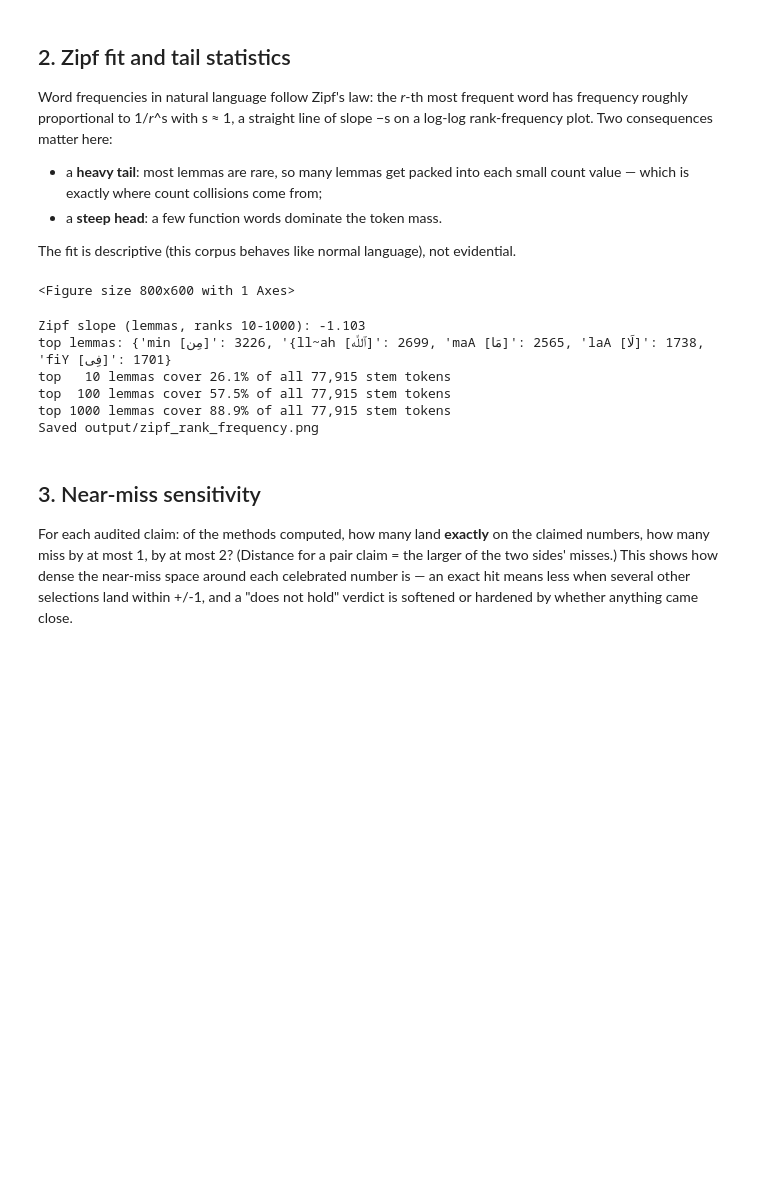
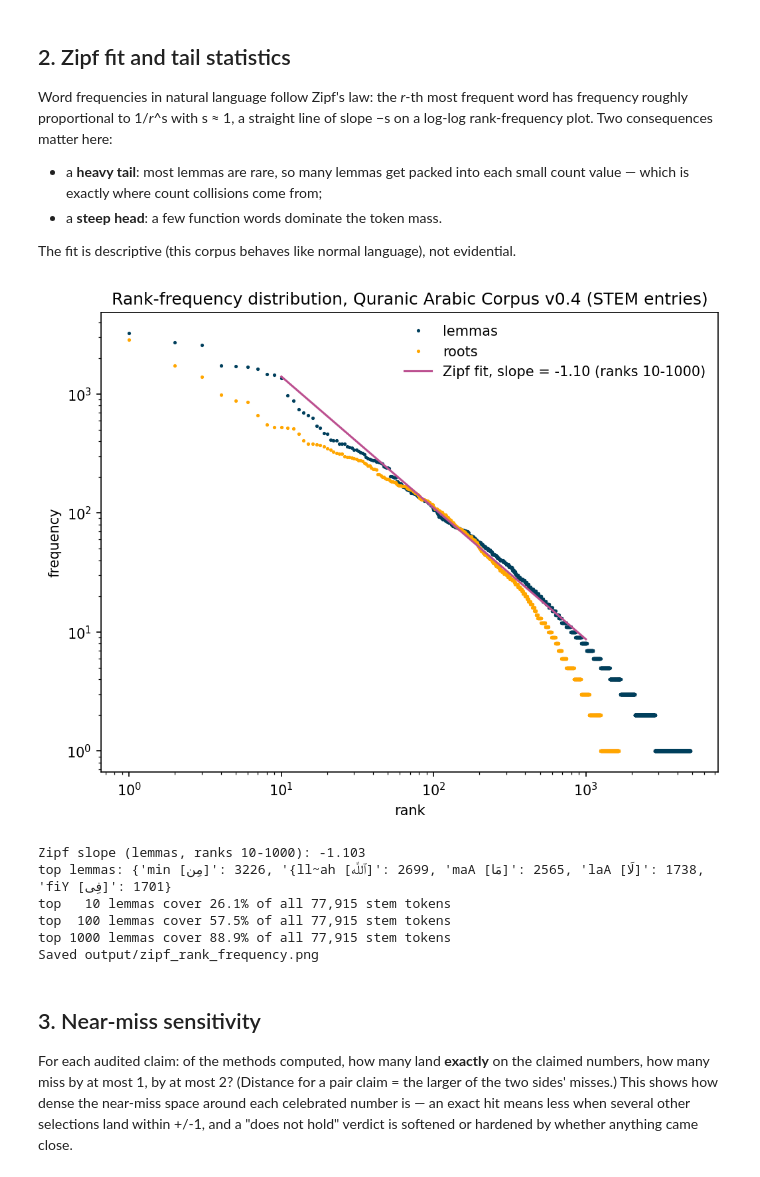
Before and after one commit to taziksh/quran-frequencies, a Jupyter notebook: notebooks/05_base_rates.ipynb, the cells around one changed output. Cells and saved outputs as stored; diff of their text form; code cells hidden in the pictures; blank space fills up the shorter version.

```diff
--- a/notebooks/05_base_rates.ipynb
+++ b/notebooks/05_base_rates.ipynb
@@ -192,41 +192,42 @@ matplotlib.use("Agg")
 import matplotlib.pyplot as plt
 
 ranks = np.arange(1, len(lemma_counts) + 1)
 freqs = lemma_counts.values.astype(float)
 
 # OLS slope on log-log over the mid-range (ranks 10..1000), away from head and quantized tail
 sel = (ranks >= 10) & (ranks <= 1000)
 slope, intercept = np.polyfit(np.log10(ranks[sel]), np.log10(freqs[sel]), 1)
 
 fig, ax = plt.subplots(figsize=(8, 6))
 ax.loglog(ranks, freqs, ".", color="#003f5c", ms=3, label="lemmas")
 rr = np.arange(1, len(root_counts) + 1)
 ax.loglog(rr, root_counts.values, ".", color="#ffa600", ms=3, label="roots")
 xs = np.array([10, 1000])
 ax.loglog(xs, 10 ** (intercept + slope * np.log10(xs)), "-", color="#bc5090", lw=1.5,
           label=f"Zipf fit, slope = {slope:.2f} (ranks 10-1000)")
 ax.set_xlabel("rank"); ax.set_ylabel("frequency")
 ax.set_title("Rank-frequency distribution, Quranic Arabic Corpus v0.4 (STEM entries)")
 ax.legend(frameon=False)
 plt.savefig("../output/zipf_rank_frequency.png", dpi=150, bbox_inches="tight")
-display(fig)
 plt.close()
+from IPython.display import Image
+display(Image("../output/zipf_rank_frequency.png"))
 print(f"Zipf slope (lemmas, ranks 10-1000): {slope:.3f}")
 
 cum = np.cumsum(freqs) / freqs.sum()
 top = lemma_counts.head(5)
 print("top lemmas:", {f"{l} [{bw_to_arabic(l)}]": int(n) for l, n in top.items()})
 for k in [10, 100, 1000]:
     print(f"top {k:>4} lemmas cover {cum[k-1]:.1%} of all 77,915 stem tokens")
 print("Saved output/zipf_rank_frequency.png")
 # %% [output]
+[figure, added]
-<Figure size 800x600 with 1 Axes>
+Zipf slope (lemmas, ranks 10-1000): -1.103
+top lemmas: {'min [مِن]': 3226, '{ll~ah [ٱللَّه]': 2699, 'maA [مَا]': 2565, 'laA [لَا]': 1738, 'fiY [فِى]': 1701}
+top   10 lemmas cover 26.1% of all 77,915 stem tokens
+top  100 lemmas cover 57.5% of all 77,915 stem tokens
+top 1000 lemmas cover 88.9% of all 77,915 stem tokens
+Saved output/zipf_rank_frequency.png
-Zipf slope (lemmas, ranks 10-1000): -1.103
-top lemmas: {'min [مِن]': 3226, '{ll~ah [ٱللَّه]': 2699, 'maA [مَا]': 2565, 'laA [لَا]': 1738, 'fiY [فِى]': 1701}
-top   10 lemmas cover 26.1% of all 77,915 stem tokens
-top  100 lemmas cover 57.5% of all 77,915 stem tokens
-top 1000 lemmas cover 88.9% of all 77,915 stem tokens
-Saved output/zipf_rank_frequency.png
 # %% [markdown]
 ## 3. Near-miss sensitivity
 
```
Also changed, not shown: 1 other file.
